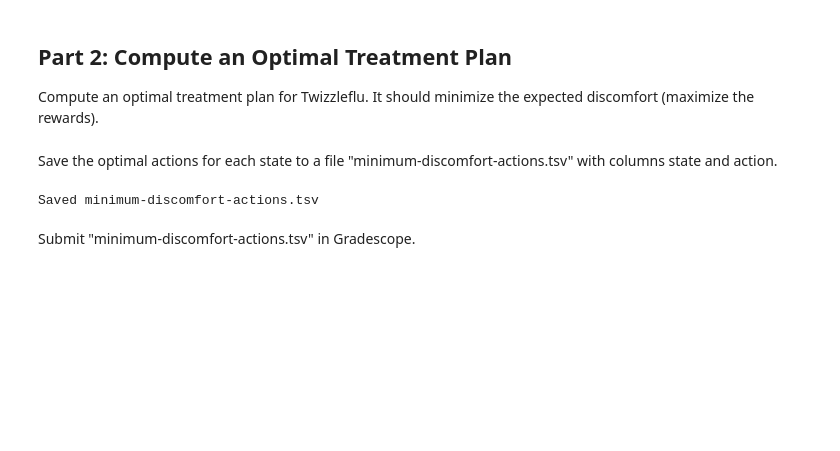
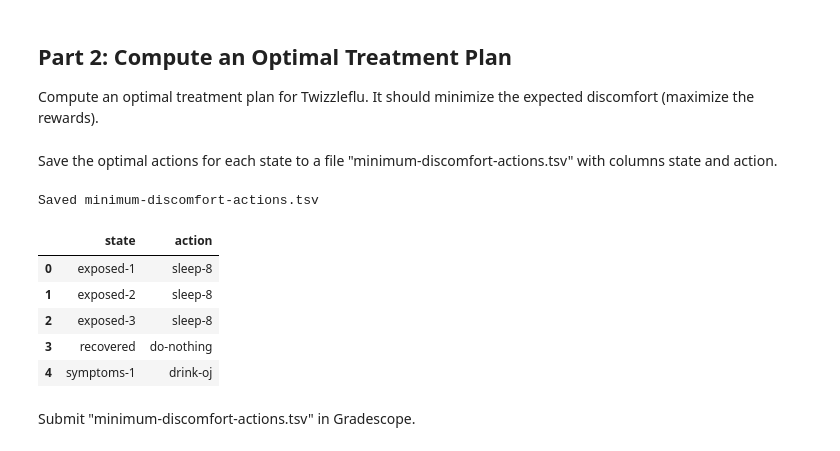
Before and after one commit to bchekole/dx704-project-01, a Jupyter notebook: Week 6/project.ipynb, the cells around one changed output. Cells and saved outputs as stored; diff of their text form; code cells hidden in the pictures; blank space fills up the shorter version.

```diff
--- a/Week 6/project.ipynb
+++ b/Week 6/project.ipynb
@@ -79,8 +103,7 @@ Submit "do-nothing-discomfort.tsv" in Gradescope.
 Compute an optimal treatment plan for Twizzleflu.
 It should minimize the expected discomfort (maximize the rewards).
 # %%
-# YOUR CHANGES HERE
-# Computing optimal treatment plan (min discomfort max reward)
+# Part 2: Compute optimal policy (maximize expected discounted reward)
 import pandas as pd
 from collections import defaultdict
 
@@ -90,30 +113,31 @@ trans   = pd.read_csv("twizzleflu-transitions.tsv", sep="\t")
 states  = sorted(set(trans["state"]).union(trans["next_state"]))
 actions = sorted(trans["action"].unique())
 
-# Build R(s,a) and P(s'|s,a)
-R = {(s, a): r for a, s, r in rewards.itertuples(index=False)}
+# R(s,a) and P(s'|s,a)
+R = {(row.state, row.action): float(row.reward) for _, row in rewards.iterrows()}
 P = defaultdict(list)
-for a, s, s2, p in trans.itertuples(index=False):
-    P[(s, a)].append((s2, p))
+for _, row in trans.iterrows():
+    P[(row["state"], row["action"])].append((row["next_state"], float(row["probability"])))
 
-# Value iteration (maximize expected discounted reward)
-gamma, tol, max_iters = 0.95, 1e-10, 10000
+gamma, tol, max_iters = 0.9, 1e-10, 10000
 V = {s: 0.0 for s in states}
 
 for _ in range(max_iters):
-    V_new = {
-        s: max(R.get((s,a),0.0) + gamma*sum(p*V[s2] for s2,p in P[(s,a)]) for a in actions)
-        for s in states
-    }
+    V_new = {}
+    for s in states:
+        V_new[s] = max(
+            R.get((s,a), 0.0) + gamma * sum(p * V[s2] for s2, p in P[(s,a)])
+            for a in actions
+        )
     if max(abs(V_new[s] - V[s]) for s in states) < tol:
-        V = V_new
-        break
+        V = V_new; break
     V = V_new
 
-# Greedy policy from V
+# Greedy policy
 best = {}
 for s in states:
-    qa = [(a, R.get((s,a),0.0) + gamma*sum(p*V[s2] for s2,p in P[(s,a)])) for a in actions]
+    qa = [(a, R.get((s,a),0.0) + gamma * sum(p*V[s2] for s2,p in P[(s,a)]))
+          for a in actions]
     best[s] = max(qa, key=lambda t: t[1])[0]
 
 minimum_discomfort_actions = pd.DataFrame(
@@ -124,10 +148,17 @@ Save the optimal actions for each state to a file "minimum-discomfort-actions.ts
 # %%
 # YOUR CHANGES HERE
 
 minimum_discomfort_actions.to_csv("minimum-discomfort-actions.tsv", sep="\t", index=False)
 print("Saved minimum-discomfort-actions.tsv")
+minimum_discomfort_actions.head()
 # %% [output]
 Saved minimum-discomfort-actions.tsv
+|  | state | action |
+| 0 | exposed-1 | sleep-8 |
+| 1 | exposed-2 | sleep-8 |
+| 2 | exposed-3 | sleep-8 |
+| 3 | recovered | do-nothing |
+| 4 | symptoms-1 | drink-oj |
 # %% [markdown]
 Submit "minimum-discomfort-actions.tsv" in Gradescope.
 # %% [markdown]
```
Also changed, not shown: parts of 16 cells of this notebook, 3 other files.
